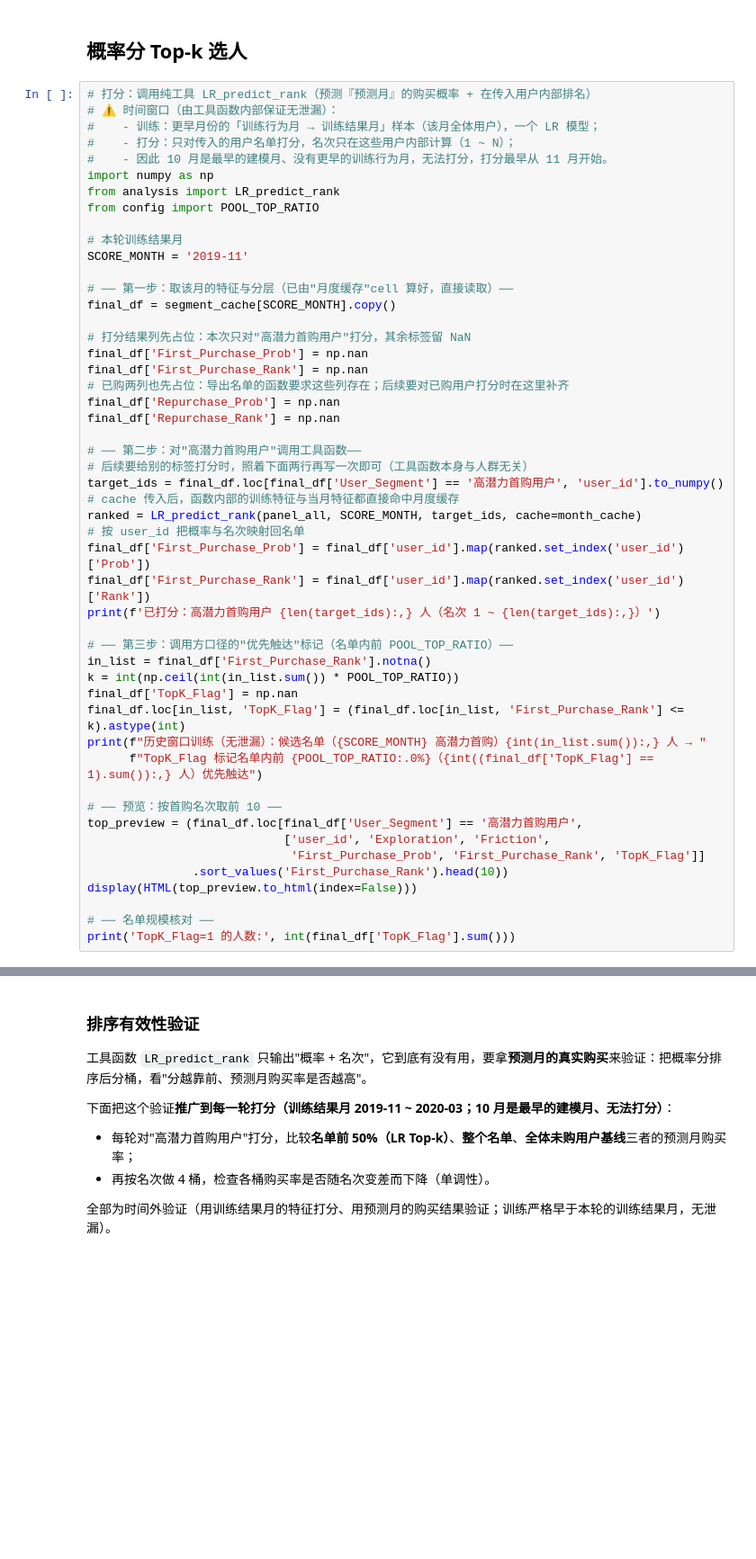
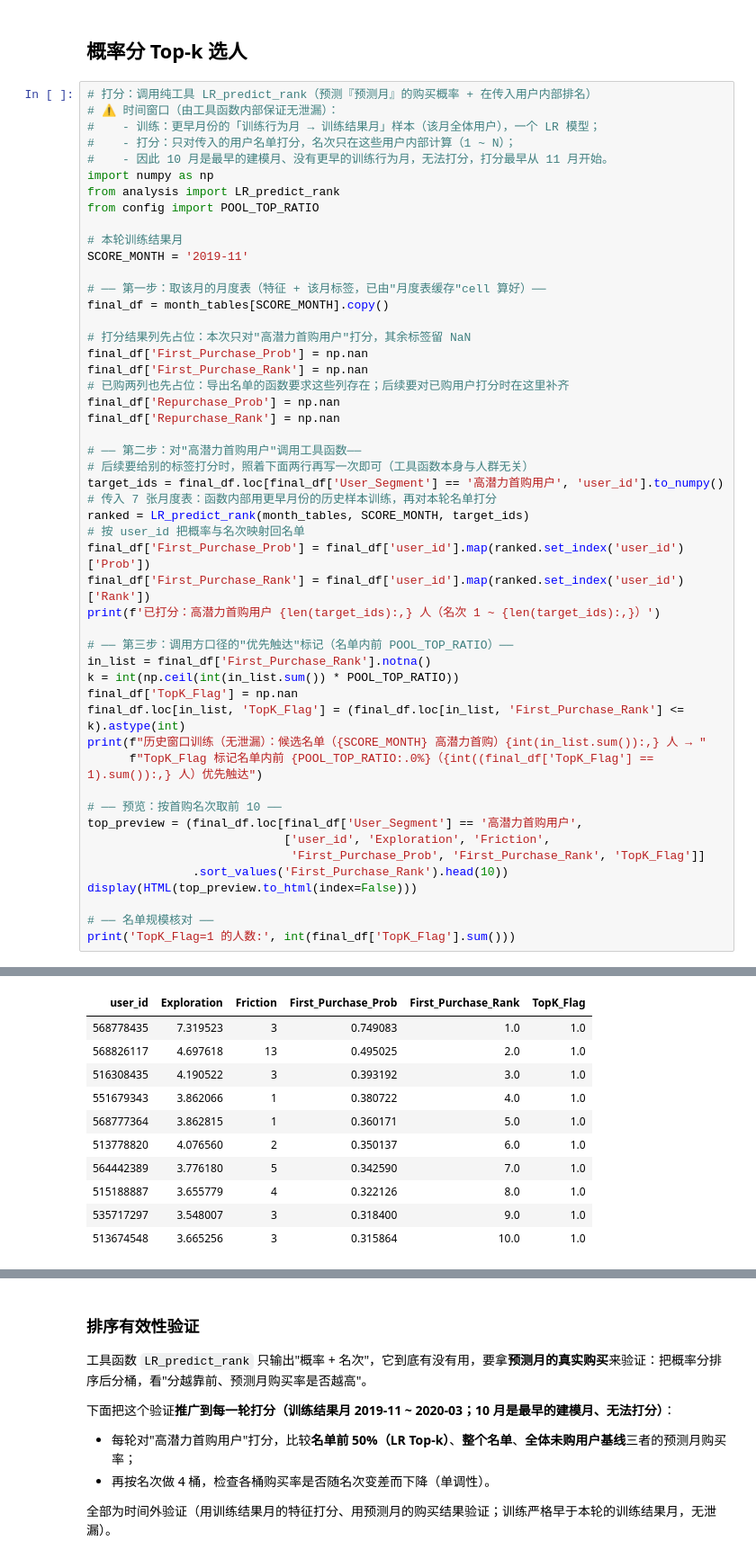
Before and after one commit to DX39069043/RFM-behavior-segmentation, a Jupyter notebook: main.ipynb, the cells around one changed output, grey strips where cells are left out. Shown at 90% size. Saved outputs shown, nothing was run; the diff lists cells and outputs as text; blank space fills up the shorter version.

```diff
--- a/main.ipynb
+++ b/main.ipynb
@@ -925,8 +914,8 @@ from config import POOL_TOP_RATIO
 # 本轮训练结果月
 SCORE_MONTH = '2019-11'
 
-# ── 第一步：取该月的特征与分层（已由"月度缓存"cell 算好，直接读取）──
-final_df = segment_cache[SCORE_MONTH].copy()
+# ── 第一步：取该月的月度表（特征 + 该月标签，已由"月度表缓存"cell 算好）──
+final_df = month_tables[SCORE_MONTH].copy()
 
 # 打分结果列先占位：本次只对"高潜力首购用户"打分，其余标签留 NaN
 final_df['First_Purchase_Prob'] = np.nan
@@ -938,8 +927,8 @@ final_df['Repurchase_Rank'] = np.nan
 # ── 第二步：对"高潜力首购用户"调用工具函数──
 # 后续要给别的标签打分时，照着下面两行再写一次即可（工具函数本身与人群无关）
 target_ids = final_df.loc[final_df['User_Segment'] == '高潜力首购用户', 'user_id'].to_numpy()
-# cache 传入后，函数内部的训练特征与当月特征都直接命中月度缓存
-ranked = LR_predict_rank(panel_all, SCORE_MONTH, target_ids, cache=month_cache)
+# 传入 7 张月度表：函数内部用更早月份的历史样本训练，再对本轮名单打分
+ranked = LR_predict_rank(month_tables, SCORE_MONTH, target_ids)
 # 按 user_id 把概率与名次映射回名单
 final_df['First_Purchase_Prob'] = final_df['user_id'].map(ranked.set_index('user_id')['Prob'])
 final_df['First_Purchase_Rank'] = final_df['user_id'].map(ranked.set_index('user_id')['Rank'])
@@ -962,3 +951,4 @@ display(HTML(top_preview.to_html(index=False)))
 
 # ── 名单规模核对 ──
 print('TopK_Flag=1 的人数:', int(final_df['TopK_Flag'].sum()))
+# %% [output]
@@ -964,0 +957,11 @@ print('TopK_Flag=1 的人数:', int(final_df['TopK_Flag'].sum()))
+| user_id | Exploration | Friction | First_Purchase_Prob | First_Purchase_Rank | TopK_Flag |
+| 568778435 | 7.319523 | 3 | 0.749083 | 1.0 | 1.0 |
+| 568826117 | 4.697618 | 13 | 0.495025 | 2.0 | 1.0 |
+| 516308435 | 4.190522 | 3 | 0.393192 | 3.0 | 1.0 |
+| 551679343 | 3.862066 | 1 | 0.380722 | 4.0 | 1.0 |
+| 568777364 | 3.862815 | 1 | 0.360171 | 5.0 | 1.0 |
+| 513778820 | 4.076560 | 2 | 0.350137 | 6.0 | 1.0 |
+| 564442389 | 3.776180 | 5 | 0.342590 | 7.0 | 1.0 |
+| 515188887 | 3.655779 | 4 | 0.322126 | 8.0 | 1.0 |
+| 535717297 | 3.548007 | 3 | 0.318400 | 9.0 | 1.0 |
+| 513674548 | 3.665256 | 3 | 0.315864 | 10.0 | 1.0 |
```
Also changed, not shown: parts of 9 cells of this notebook, 7 other files.
